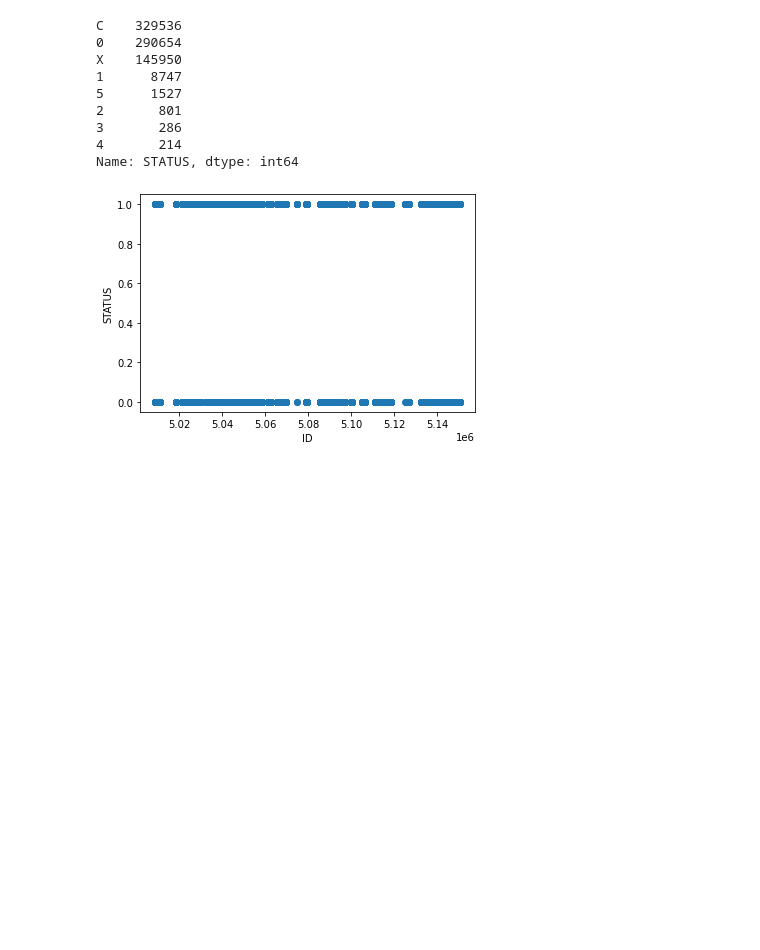
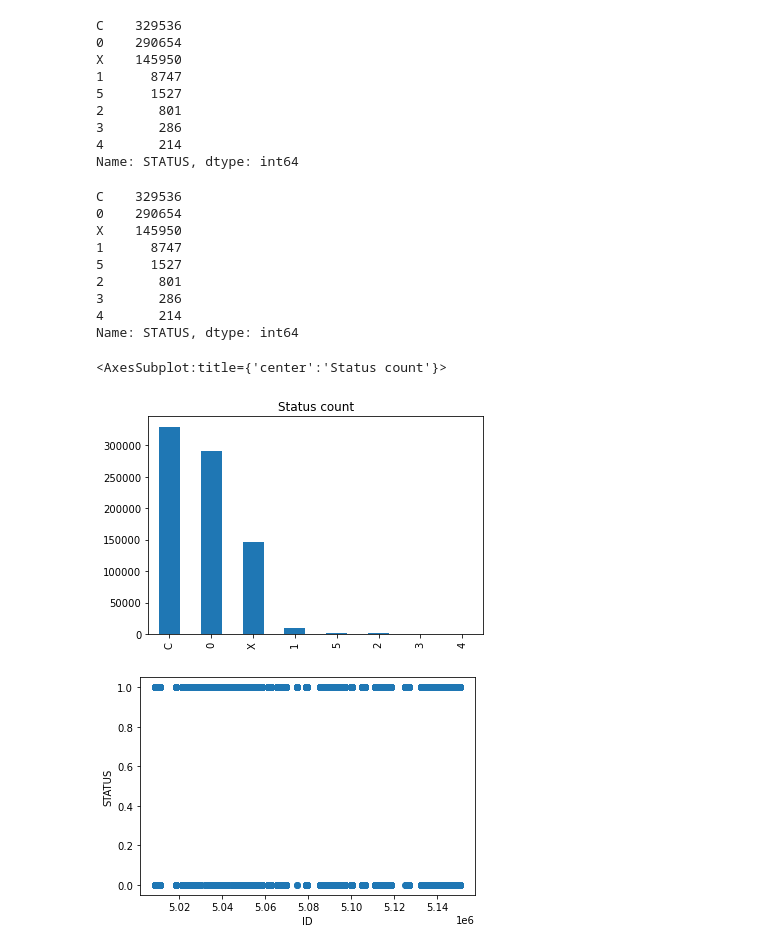
Before and after one commit to Hudaalghazouli/Crystallum-Credit-Company, a Jupyter notebook: logistic_regression_model.ipynb, the cells around one changed output. Cells and saved outputs as stored; diff of their text form; code cells hidden in the pictures; blank space fills up the shorter version.

```diff
--- a/logistic_regression_model.ipynb
+++ b/logistic_regression_model.ipynb
@@ -386,5 +234,20 @@ X    145950
 3       286
 4       214
 Name: STATUS, dtype: int64
+# %%
+print(df.STATUS.value_counts())
+df.STATUS.value_counts().plot(kind='bar', title='Status count')
+# %% [output]
+C    329536
+0    290654
+X    145950
+1      8747
+5      1527
+2       801
+3       286
+4       214
+Name: STATUS, dtype: int64
+<AxesSubplot:title={'center':'Status count'}>
+[figure, added]
 # %%
 # create a scatter plot for column status with other columns
```
Also changed, not shown: parts of 136 cells of this notebook.
